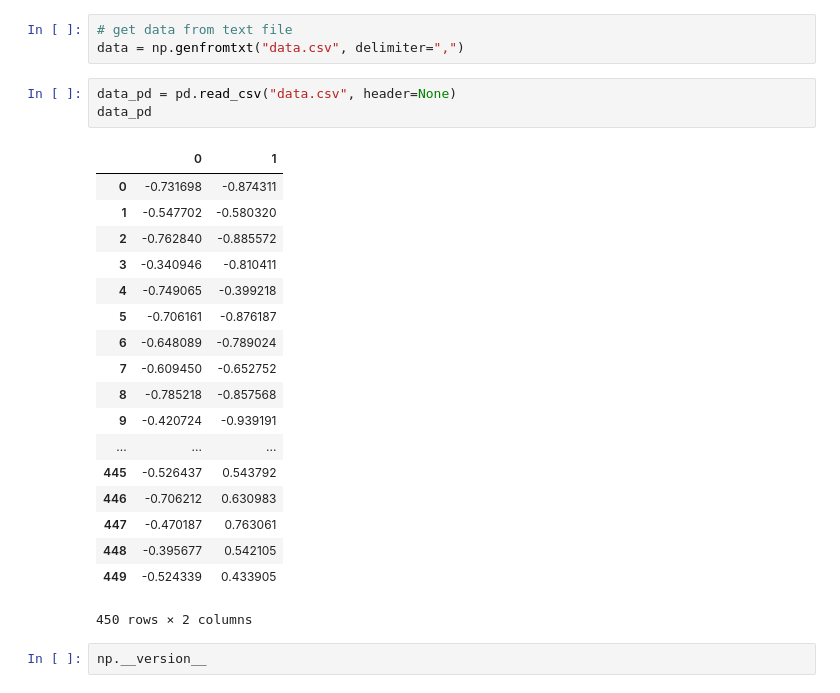
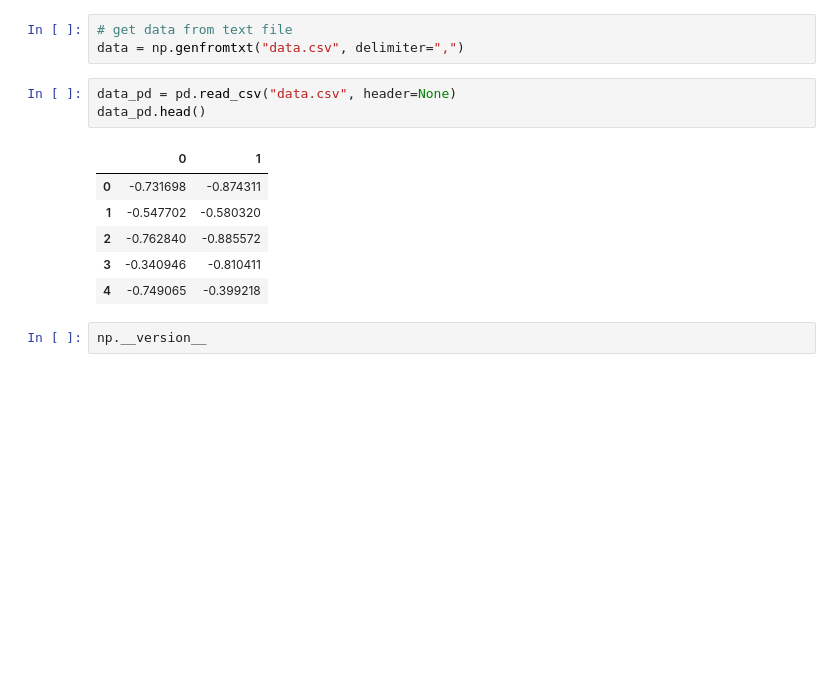
Before and after one commit to PatrickKlingler/CS363D-Assignment-2, a Jupyter notebook: Assignment2.ipynb, the cells around one changed output. Cells and saved outputs as stored; diff of their text form; blank space fills up the shorter version.

```diff
--- a/Assignment2.ipynb
+++ b/Assignment2.ipynb
@@ -28,26 +28,14 @@ from numpy import square, sqrt
 data = np.genfromtxt("data.csv", delimiter=",")
 # %%
 data_pd = pd.read_csv("data.csv", header=None)
-data_pd
+data_pd.head()
 # %% [output]
 |  | 0 | 1 |
 | 0 | -0.731698 | -0.874311 |
 | 1 | -0.547702 | -0.580320 |
 | 2 | -0.762840 | -0.885572 |
 | 3 | -0.340946 | -0.810411 |
 | 4 | -0.749065 | -0.399218 |
-| 5 | -0.706161 | -0.876187 |
-| 6 | -0.648089 | -0.789024 |
-| 7 | -0.609450 | -0.652752 |
-| 8 | -0.785218 | -0.857568 |
-| 9 | -0.420724 | -0.939191 |
-| ... | ... | ... |
-| 445 | -0.526437 | 0.543792 |
-| 446 | -0.706212 | 0.630983 |
-| 447 | -0.470187 | 0.763061 |
-| 448 | -0.395677 | 0.542105 |
-| 449 | -0.524339 | 0.433905 |
-450 rows × 2 columns
 # %%
 np.__version__
 # %% [output]
```
Also changed, not shown: parts of 7 cells of this notebook.
